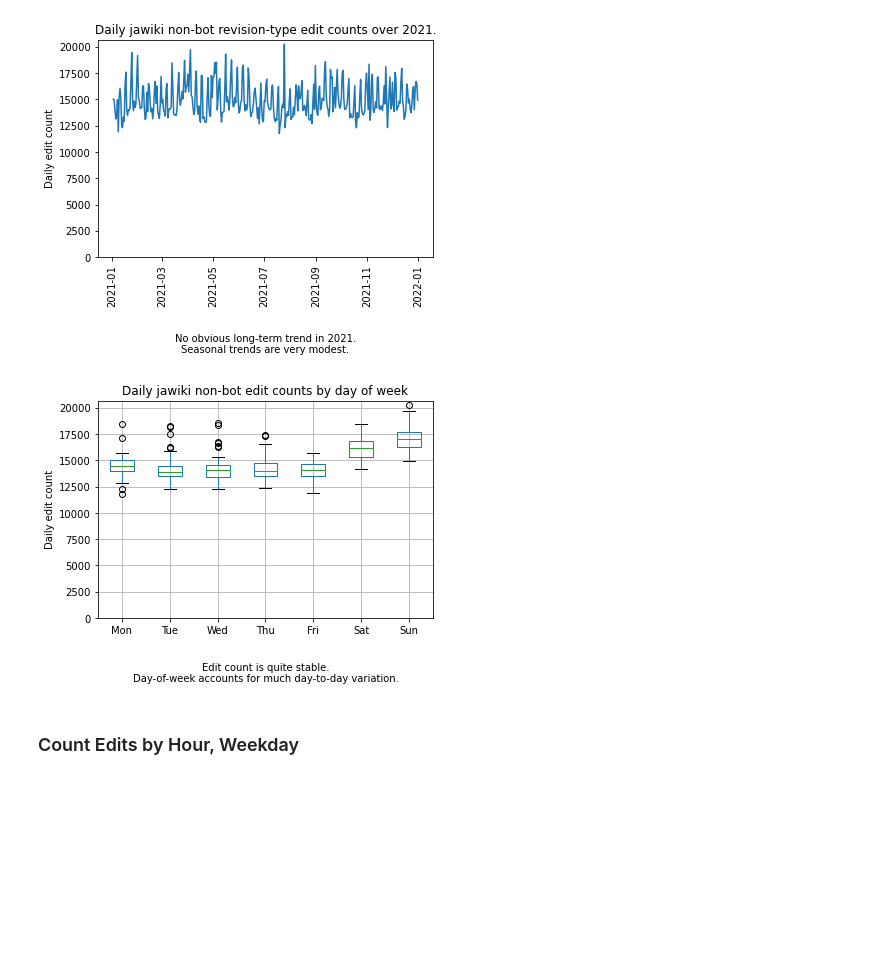
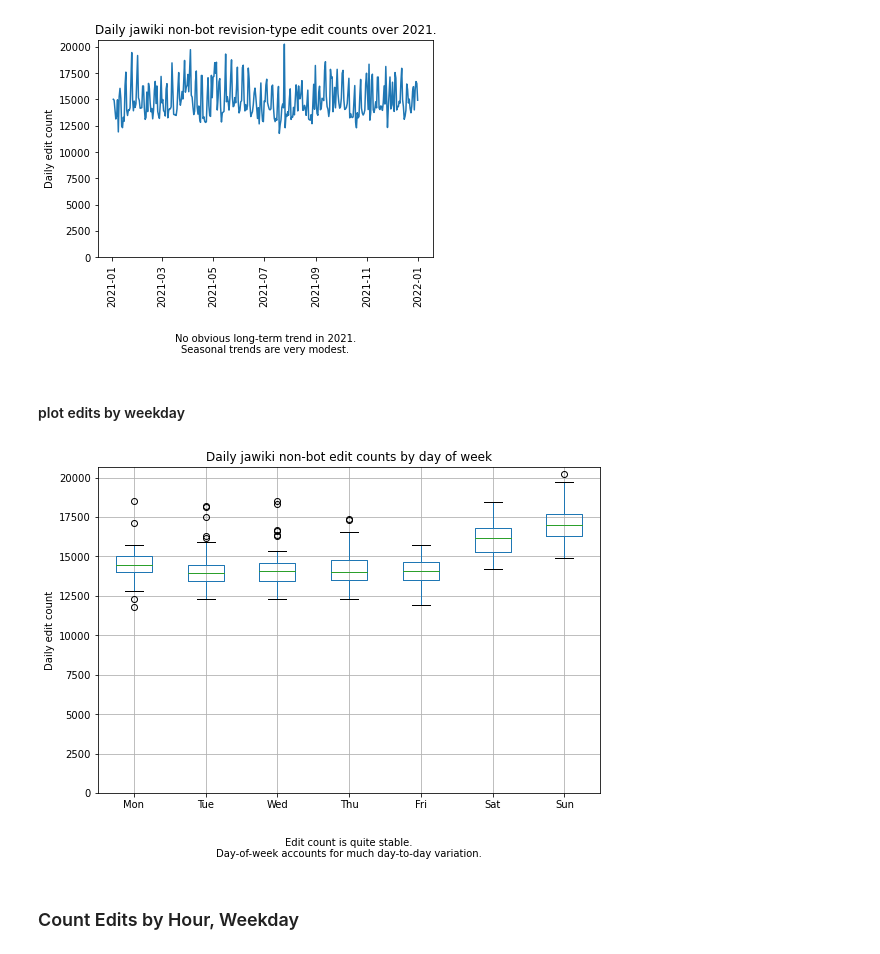
Before and after one commit to bhrdj/predwikt, a Jupyter notebook: notebooks/1.03-sfb-assess-jawiki-and-time-dependency.ipynb, the cells around one changed output. Drawn from its saved outputs; the diff is of its cells as text; code cells hidden in the pictures; blank space fills up the shorter version.

```diff
--- a/notebooks/1.03-sfb-visualize-jawiki-and-time-dependency.ipynb
+++ b/notebooks/1.03-sfb-assess-jawiki-and-time-dependency.ipynb
@@ -33,3 +43,5 @@ usecols = ['event_entity', 'event_timestamp',
+# %%
+usecols = ['event_entity', 'event_timestamp', 'event_user_is_bot_by_historical', 'revision_id']
 # %% [markdown]
 **Selection of columns:**
 - Only picked the necessary columns to:
@@ -97,20 +122,25 @@ plt.ylim(0,)
 plt.show()
 # %% [output]
 [figure]
+# %% [markdown]
+#### plot edits by weekday
 # %%
+fig = plt.figure(figsize=(9,6))
+ax = plt.gca()
 (day_data
  [['Mon','Tue','Wed','Thu','Fri','Sat','Sun']]
  .replace(0, np.nan)
- .boxplot()
+ .boxplot(ax=ax)
 )
-plt.title('Daily jawiki non-bot edit counts by day of week')
-plt.xlabel('\n\n'
+ax.set_title('Daily jawiki non-bot edit counts by day of week')
+ax.set_xlabel('\n\n'
            'Edit count is quite stable.\n'
            'Day-of-week accounts for much day-to-day variation.')
-plt.ylabel('Daily edit count')
-plt.ylim(0,)
+ax.set_ylabel('Daily edit count')
+ax.set_ylim(0,)
 plt.show()
+weekday_edit_counts_boxplot_fig = fig
 # %% [output]
-[figure, old version]
+[figure, new version]
 # %% [markdown]
 ### Count Edits by Hour, Weekday
```
Also changed, not shown: parts of 85 cells of this notebook, 12 other files.
